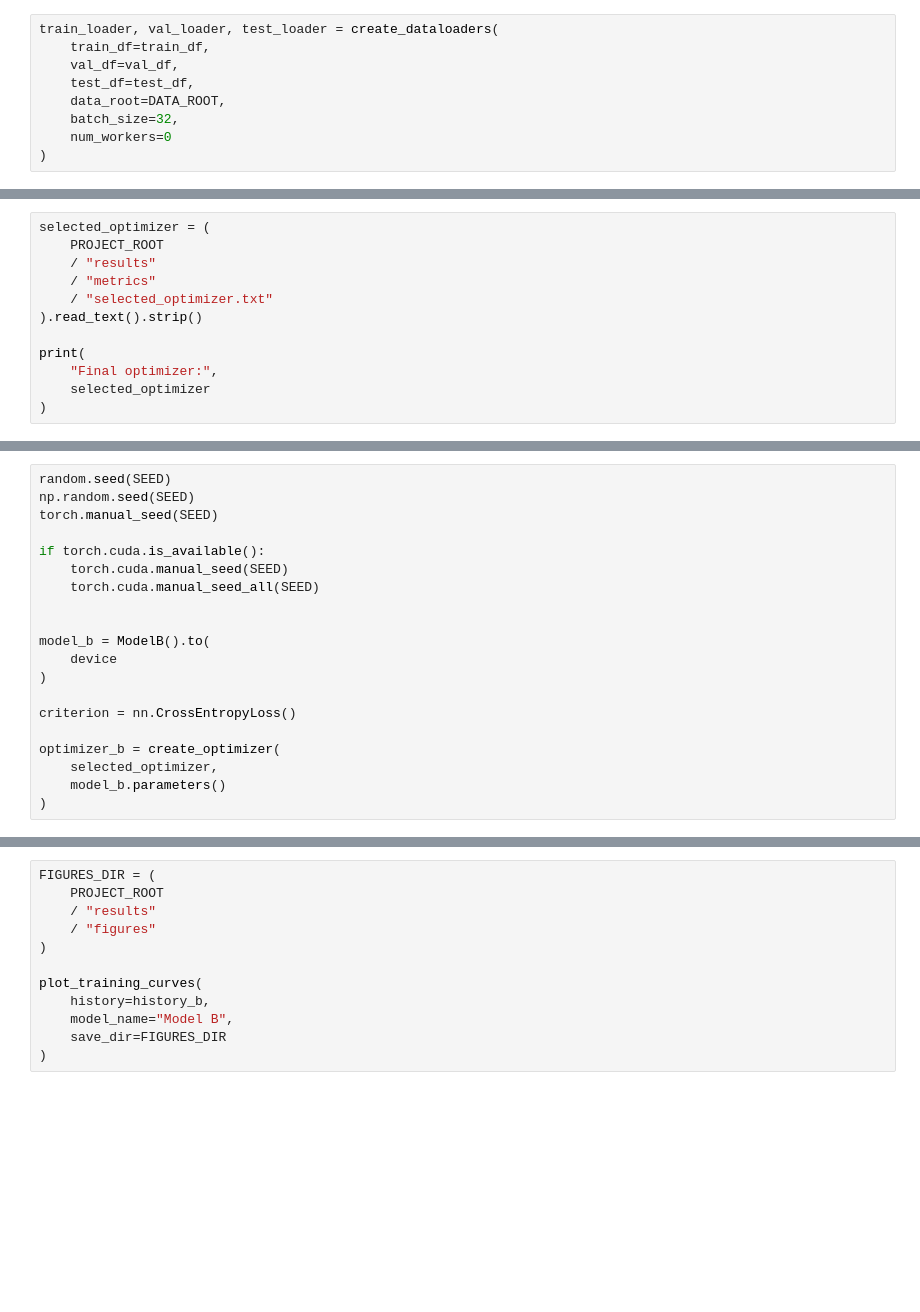
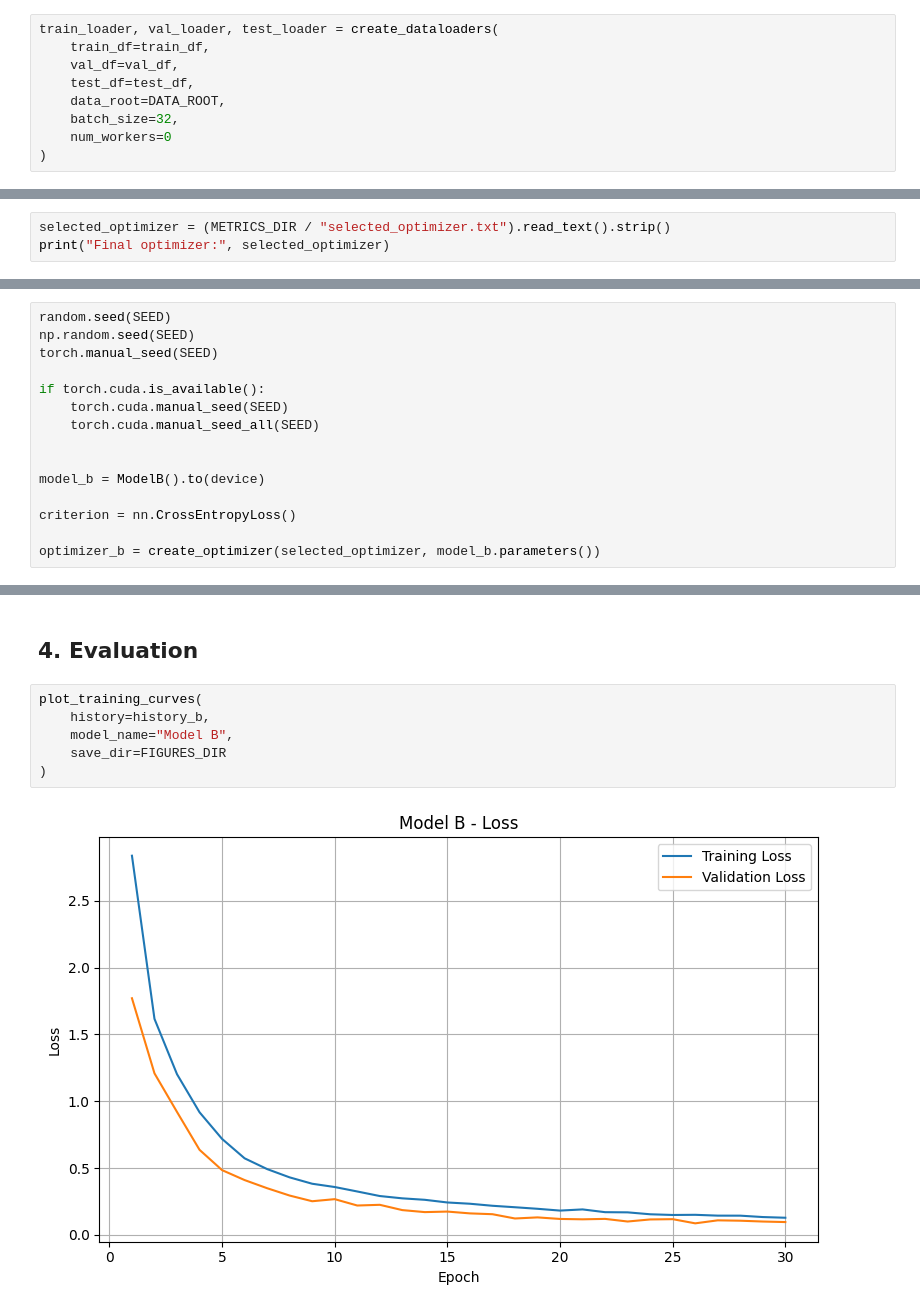
Before and after one commit to jaindusamaranayaka/EN3150-ConvNets-Image-Classifier, a Jupyter notebook: Model_B/src/ModelB.ipynb, the cells around one changed output, grey strips where cells are left out. Saved outputs shown, nothing was run; the diff lists cells and outputs as text; blank space fills up the shorter version.

```diff
--- a/Model_B/src/ModelB.ipynb
+++ b/Model_B/src/ModelB.ipynb
@@ -161,12 +261,3 @@ from Common.evaluation import (
 # %%
-selected_optimizer = (
-    PROJECT_ROOT
-    / "results"
-    / "metrics"
-    / "selected_optimizer.txt"
-).read_text().strip()
-
-print(
-    "Final optimizer:",
-    selected_optimizer
-)
+selected_optimizer = (METRICS_DIR / "selected_optimizer.txt").read_text().strip()
+print("Final optimizer:", selected_optimizer)
@@ -180,16 +273,11 @@ if torch.cuda.is_available():
     torch.cuda.manual_seed_all(SEED)
 
 
-model_b = ModelB().to(
-    device
-)
+model_b = ModelB().to(device)
 
 criterion = nn.CrossEntropyLoss()
 
-optimizer_b = create_optimizer(
-    selected_optimizer,
-    model_b.parameters()
-)
+optimizer_b = create_optimizer(selected_optimizer, model_b.parameters())
 # %%
 model_b, history_b = train_model(
     model=model_b,
@@ -207,12 +313,10 @@ with (PROJECT_ROOT / "results" / "metrics" / "model_b_history.json").open("w", e
+# %% [markdown]
+## 4. Evaluation
 # %%
-FIGURES_DIR = (
-    PROJECT_ROOT
-    / "results"
-    / "figures"
-)
-
 plot_training_curves(
     history=history_b,
     model_name="Model B",
     save_dir=FIGURES_DIR
 )
+# %% [output]
+[figure, added]
```
Also changed, not shown: parts of 31 cells of this notebook, 14 other files.
